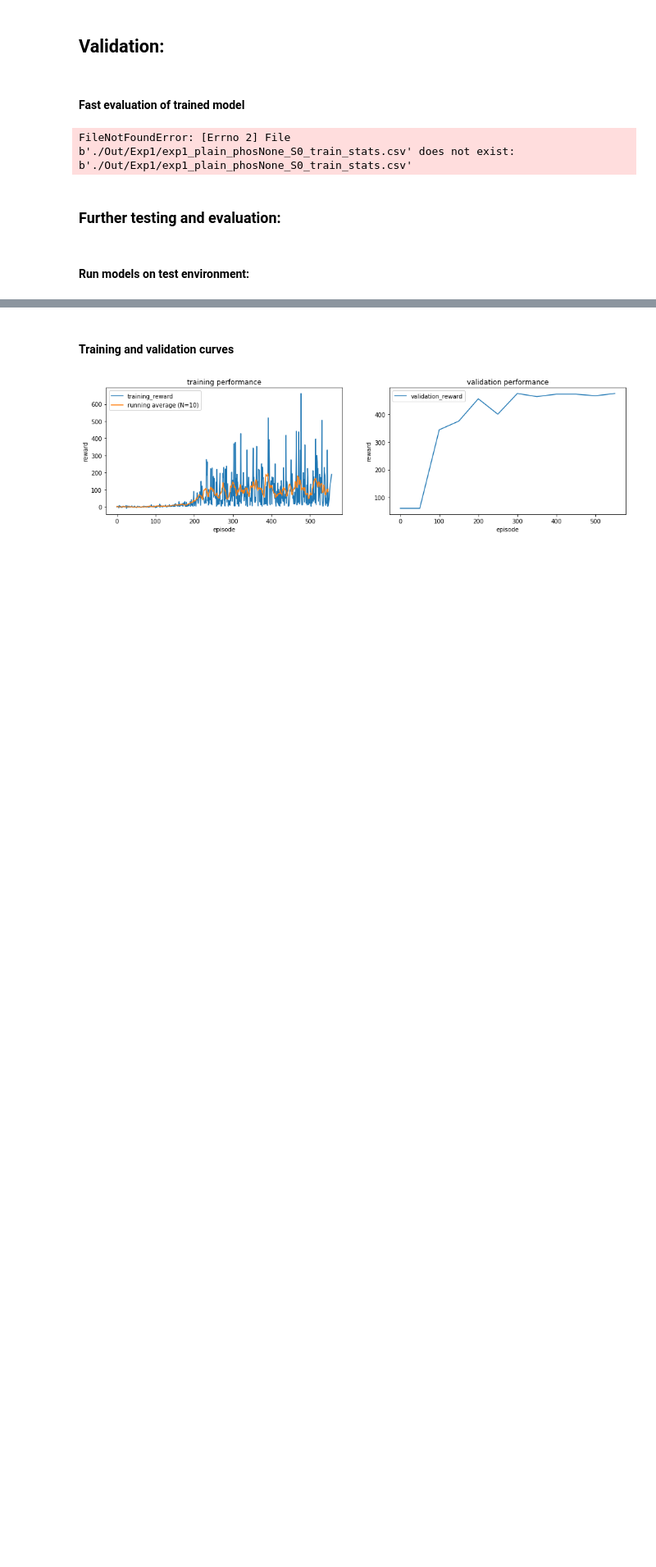
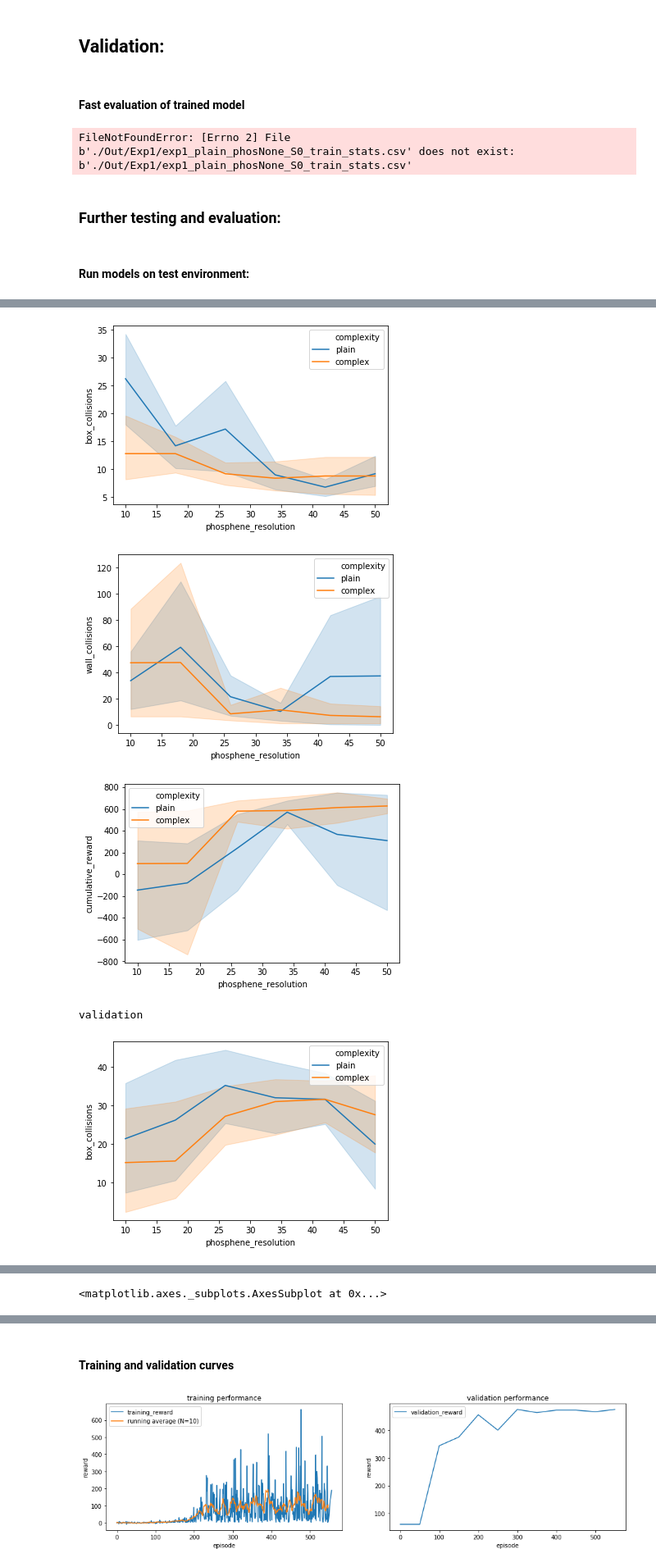
Before and after one commit to neuralcodinglab/RL-mobility, a Jupyter notebook: Python/Experiments/Experiment 1 [LR 8e-4 Gamma 5e-1].ipynb, the cells around one changed output, grey strips where cells are left out. Shown: that part at 82% size. Cells and saved outputs as stored; diff of their text form; code cells hidden in the pictures; blank space fills up the shorter version.

```diff
--- a/Python/Experiments/Experiment 1 [LR 8e-4 Gamma 5e-1].ipynb
+++ b/Python/Experiments/Experiment 1 [LR 8e-4 Gamma 5e-1].ipynb
@@ -104,6 +107,9 @@ RESET_UPON_END_SIGNAL = {0:False,  # Nothing happened
                          2:False,   # Wall collision
                          3:False}  # Reached step target
 RESET_AFTER_NR_SIDESTEPS = 5
+
+OUT_PATH = 'Out/Exp1_Oct11'
+
 
 
 # Training configuration dictionary
@@ -120,6 +126,8 @@ cfg['reset_upon_end_signal']    = RESET_UPON_END_SIGNAL
 cfg['replay_start_size']        = REPLAY_START_SIZE
 # cfg['logfile']                  = LOGFILE
 
+
+
 for seed in [0,1,2,3,4]:
     for complexity in ['plain', 'complex']:
         for phosphene_resolution in [None, 50,42,34,26,18,10]:
@@ -131,8 +139,8 @@ for seed in [0,1,2,3,4]:
             torch.manual_seed(seed)
             model_name = 'exp1_{}_phos{}_S{}'.format(complexity,phosphene_resolution,seed)
             print(model_name)
-            cfg['logfile'] = 'Out/Exp1/{}_train_stats.csv'.format(model_name)
-            cfg['model_path'] = 'Out/Exp1/{}_best_model.pth'.format(model_name)
+            cfg['logfile'] = os.path.join(OUT_PATH,'{}_train_stats.csv'.format(model_name))
+            cfg['model_path'] = os.path.join(OUT_PATH,'{}_best_model.pth'.format(model_name))
 
             # Phosphene simulation
             img_processing = ImageProcessor(phosphene_resolution = phosphene_resolution)
@@ -390,3 +398,6 @@ import utils
 import model
 from model import Transition
 from testing import test
+
+
+OUT_PATH = 'Out/Exp1_Oct11'
@@ -462,7 +474,8 @@ for complexity in ['plain', 'complex']:
             # Condition-specific configuration
             cfg['training_condition']       = 2 if complexity == 'plain' else 3 # 0: plain training, 1: complex training, 2: plain testing 3: complex testing
             model_name = 'exp1_{}_phos{}_S{}'.format(complexity, phosphene_resolution,seed)
-            model_path = 'Out/Exp1/{}_best_model.pth'.format(model_name)
+            model_path = os.path.join(OUT_PATH,'{}_best_model.pth'.format(model_name))
+
             print(model_name)
 
             # Phosphene simulation
@@ -477,7 +490,7 @@ for complexity in ['plain', 'complex']:
 
             # Testing
             conditions = {'complexity': complexity, 'phosphene_resolution': phosphene_resolution, 'seed' : seed}
-            results = test(agent, environment, img_processing, cfg)
+            results = testing.test(agent, environment, img_processing, cfg)
             test_data.append({**conditions,**results})
 data = pd.DataFrame(test_data)
-data.to_csv('Out/Exp1/_test_results.csv', index=False)
+data.to_csv(os.path.join(OUT_PATH,'_test_results.csv', index=False))
@@ -484,3 +499,0 @@ data.to_csv('Out/Exp1/_test_results.csv', index=False)
-# %%
-test_data = pd.read_csv('./Out/Exp1/_test_results.csv')
-test_data
@@ -487,6 +588,21 @@ test_data
 # %%
 sns.lineplot(data=test_data,x='phosphene_resolution', y='box_collisions', hue='complexity')
 plt.show()
 sns.lineplot(data=test_data,x='phosphene_resolution', y='wall_collisions', hue='complexity')
 plt.show()
 sns.lineplot(data=test_data,x='phosphene_resolution', y='cumulative_reward', hue='complexity')
+plt.show()
+
+print('validation')
+
+sns.lineplot(data=val_data,x='phosphene_resolution', y='box_collisions', hue='complexity')
+plt.show()
+sns.lineplot(data=val_data,x='phosphene_resolution', y='wall_collisions', hue='complexity')
+plt.show()
+sns.lineplot(data=val_data,x='phosphene_resolution', y='total_reward', hue='complexity')
+# %% [output]
+[figure, added]
+[figure, added]
+[figure, added]
+validation
+[figure, added]
@@ -492,0 +610 @@ sns.lineplot(data=test_data,x='phosphene_resolution', y='cumulative_reward', hue
+<matplotlib.axes._subplots.AxesSubplot at 0x...>
```
Also changed, not shown: parts of 10 cells of this notebook.
